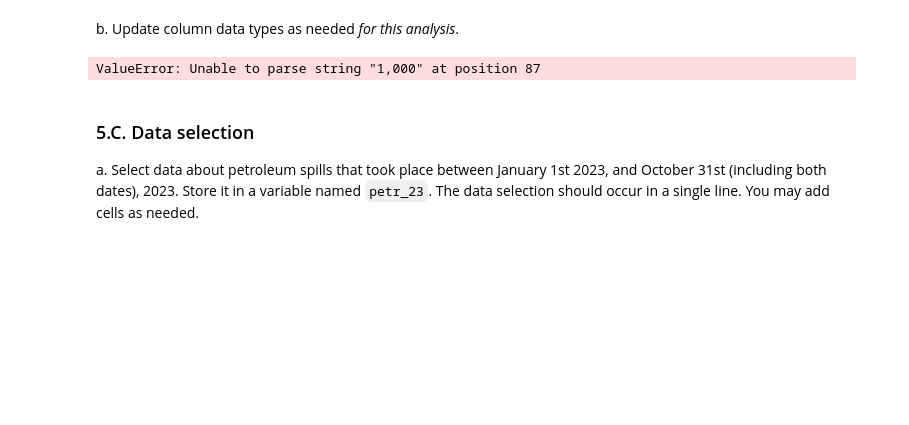
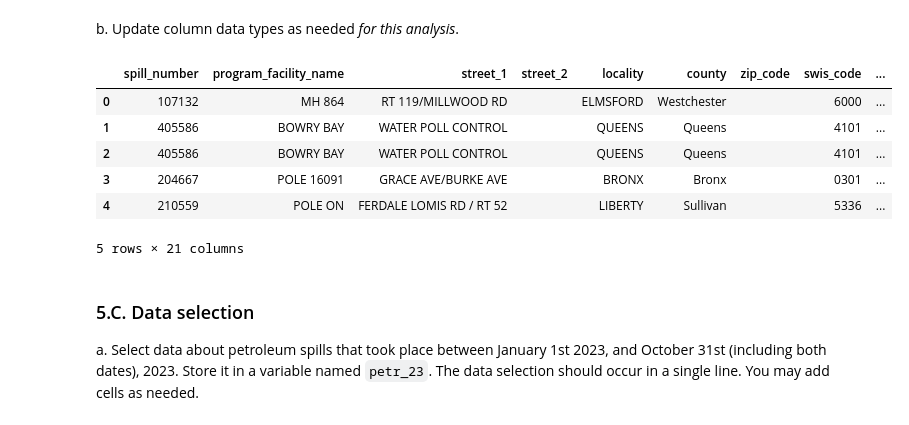
Before and after one commit to sofiiir/eds220-hwk3, a Jupyter notebook: hwk3-task1-spills.ipynb, the cells around one changed output. Drawn from its saved outputs; the diff is of its cells as text; code cells hidden in the pictures; blank space fills up the shorter version.

```diff
--- a/hwk3-task1-spills.ipynb
+++ b/hwk3-task1-spills.ipynb
@@ -204,10 +202,18 @@ spills.close_date = pd.to_datetime(spills['close_date'])
 
 # Change data type to numeric for numbered columns
 spills.spill_number = pd.to_numeric(spills['spill_number'])
-spills.quantity = spills['quantity'].replace(',', '')
-spills.quantity = pd.to_numeric(spills['quantity'])
+# spills.quantity = spills['quantity'].str.replace(',', '')
+# spills.quantity = pd.to_numeric(spills['quantity'])
-# %% [output]
-ValueError: Unable to parse string "1,000" at position 87
+# %%
+spills.head()
+# %% [output]
+|  | spill_number | program_facility_name | street_1 | street_2 | locality | county | zip_code | swis_code | ... |
+| 0 | 107132 | MH 864 | RT 119/MILLWOOD RD |  | ELMSFORD | Westchester |  | 6000 | ... |
+| 1 | 405586 | BOWRY BAY | WATER POLL CONTROL |  | QUEENS | Queens |  | 4101 | ... |
+| 2 | 405586 | BOWRY BAY | WATER POLL CONTROL |  | QUEENS | Queens |  | 4101 | ... |
+| 3 | 204667 | POLE 16091 | GRACE AVE/BURKE AVE |  | BRONX | Bronx |  | 0301 | ... |
+| 4 | 210559 | POLE ON | FERDALE LOMIS RD / RT 52 |  | LIBERTY | Sullivan |  | 5336 | ... |
+5 rows × 21 columns
 # %% [markdown]
 <!-- END QUESTION -->
 
```
Also changed, not shown: parts of 5 cells of this notebook.
